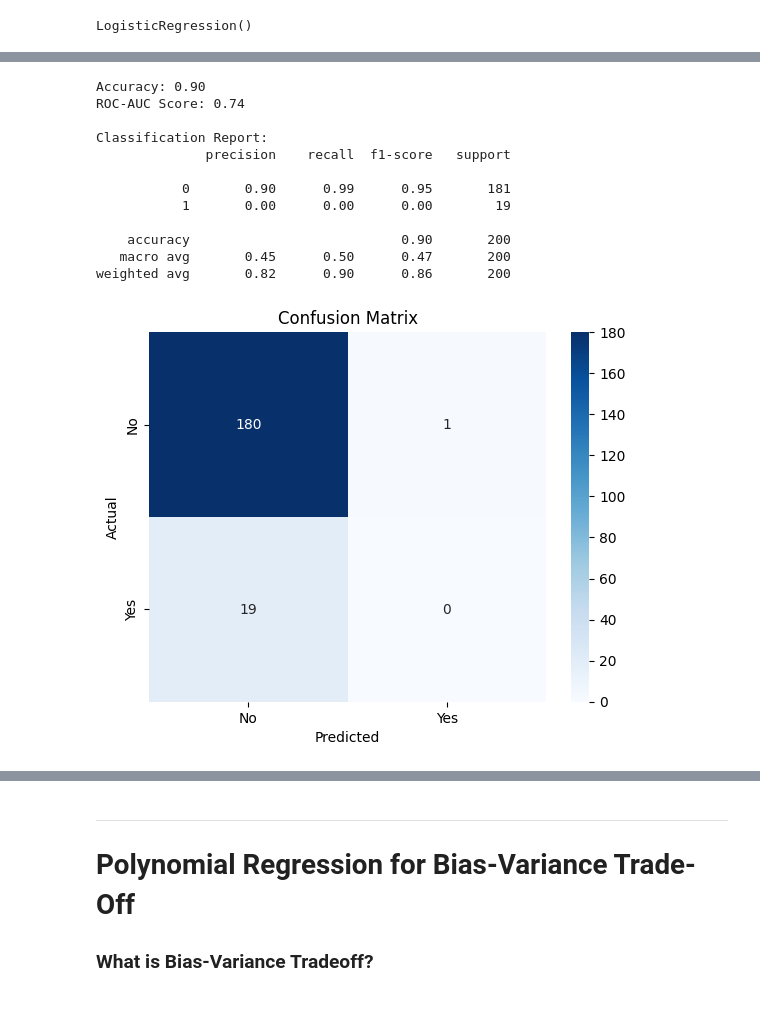
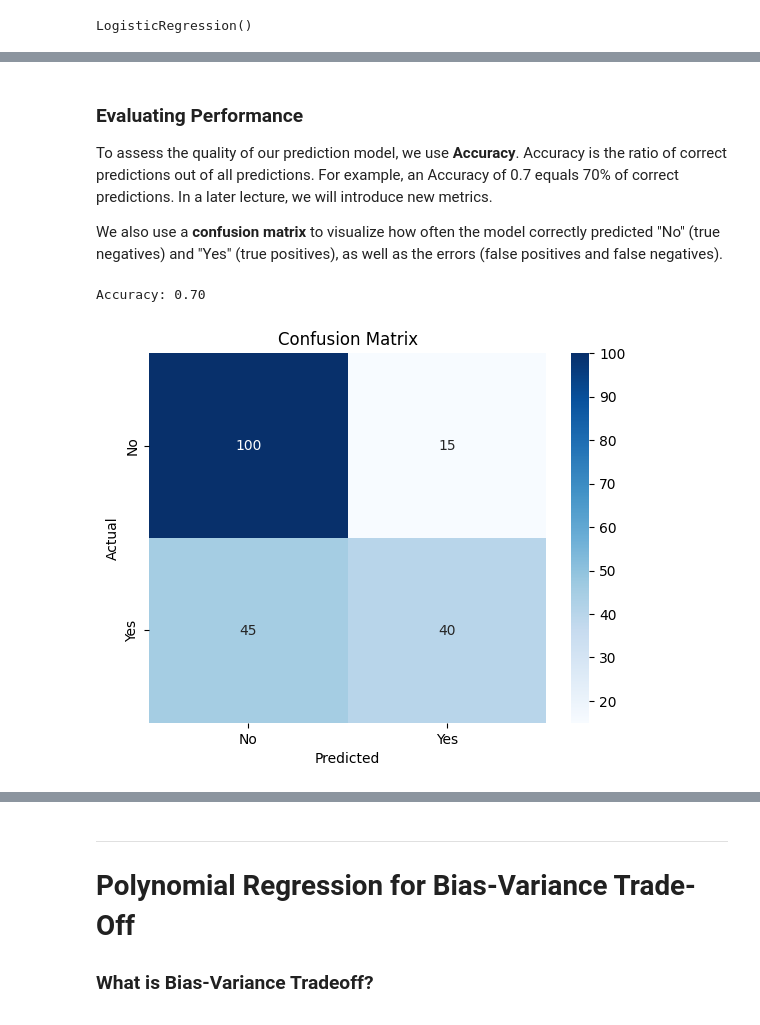
Before and after one commit to Jamoser123/PNR_Advanced_DataScience, a Jupyter notebook: 1_Overview/HandsOn_Introduction.ipynb, the cells around one changed output, grey strips where cells are left out. Cells and saved outputs as stored; diff of their text form; code cells hidden in the pictures.

Commit message:
Updated complete draft, now missing text for cross-fold and visualising loss optimisation

```diff
--- a/1_Overview/HandsOn_Introduction.ipynb
+++ b/1_Overview/HandsOn_Introduction.ipynb
@@ -262,33 +252,22 @@ TODO: Maybe add mathematics or some examples that it makes more sense. Also do w
+# %% [markdown]
+### Evaluating Performance
+
+To assess the quality of our prediction model, we use **Accuracy**. Accuracy is the ratio of correct predictions out of all predictions. For example, an Accuracy of 0.7 equals 70% of correct predictions. In a later lecture, we will introduce new metrics.
+
+We also use a **confusion matrix** to visualize how often the model correctly predicted "No" (true negatives) and "Yes" (true positives), as well as the errors (false positives and false negatives).
 # %%
 
 # Step 4: Evaluate the model's performance
 accuracy = accuracy_score(y_test, y_pred)
-roc_auc = roc_auc_score(y_test, y_pred_prob)
 print(f"Accuracy: {accuracy:.2f}")
-print(f"ROC-AUC Score: {roc_auc:.2f}")
-
-# Classification Report
-print("\nClassification Report:")
-print(classification_report(y_test, y_pred))
 
 # Confusion Matrix
 conf_matrix = confusion_matrix(y_test, y_pred)
 sns.heatmap(conf_matrix, annot=True, fmt="d", cmap="Blues", xticklabels=["No", "Yes"], yticklabels=["No", "Yes"])
 plt.xlabel("Predicted")
 plt.ylabel("Actual")
 plt.title("Confusion Matrix")
 plt.show()
 # %% [output]
-Accuracy: 0.90
-ROC-AUC Score: 0.74
-
-Classification Report:
-              precision    recall  f1-score   support
-
-           0       0.90      0.99      0.95       181
-           1       0.00      0.00      0.00        19
-
-    accuracy                           0.90       200
-   macro avg       0.45      0.50      0.47       200
-weighted avg       0.82      0.90      0.86       200
+Accuracy: 0.70
-[figure, old version]
+[figure, new version]
```
Also changed, not shown: parts of 39 cells of this notebook, 3 other files.
